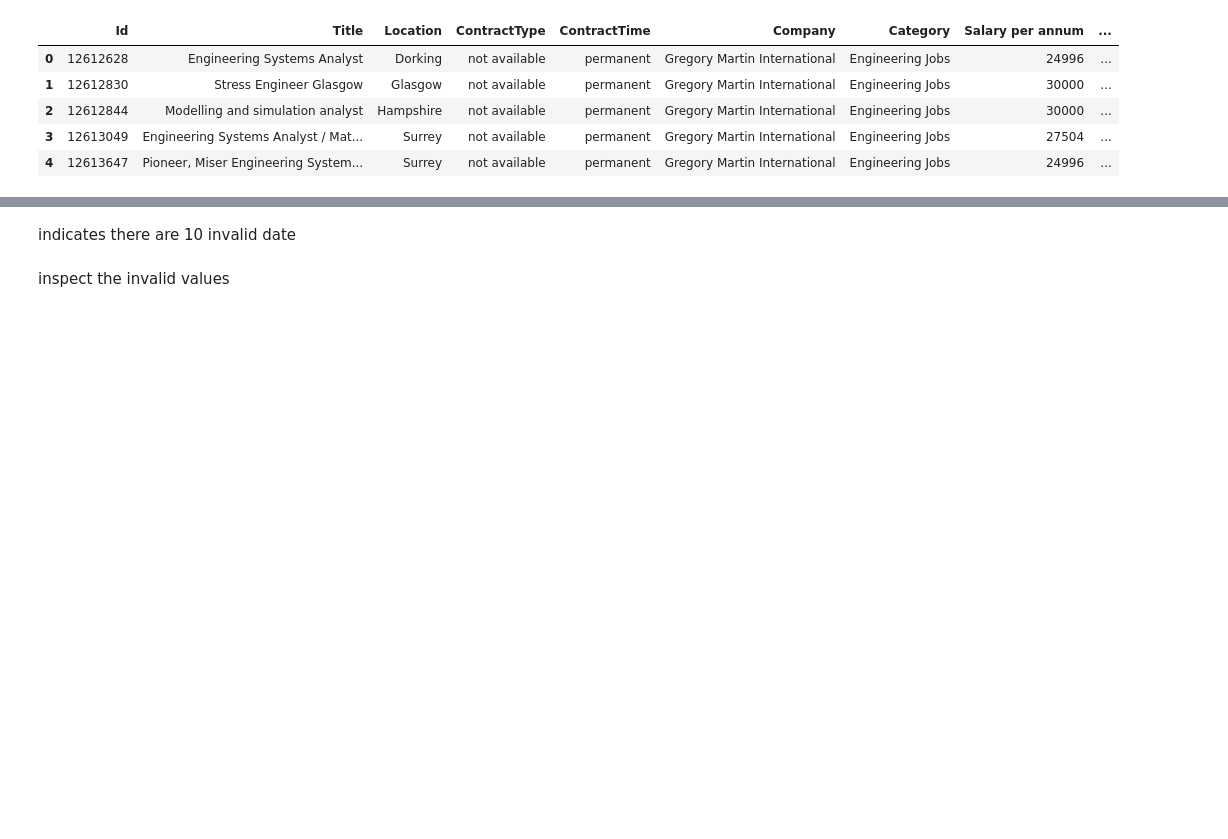
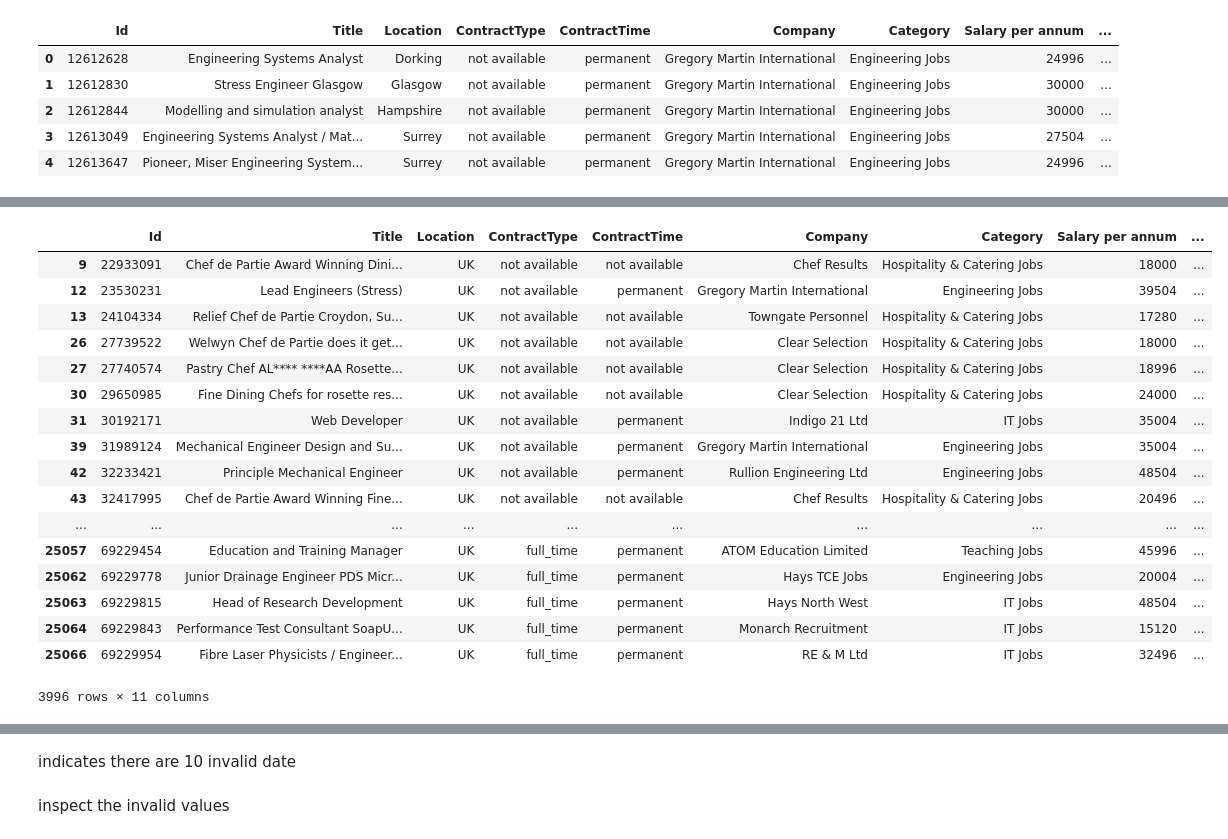
Before and after one commit to zby0902/Monash_2018_S1, a Jupyter notebook: FIT5196_Data_Wrangling/assign2/task1.ipynb, the cells around one changed output, grey strips where cells are left out. Cells and saved outputs as stored; diff of their text form; code cells hidden in the pictures; blank space fills up the shorter version.

```diff
--- a/FIT5196_Data_Wrangling/assign2/task1.ipynb
+++ b/FIT5196_Data_Wrangling/assign2/task1.ipynb
@@ -82,0 +102,21 @@ df1.describe(include=['O'])
+# %%
+df1[df1.Location == 'UK']
+# %% [output]
+|  | Id | Title | Location | ContractType | ContractTime | Company | Category | Salary per annum | ... |
+| 9 | 22933091 | Chef de Partie Award Winning Dini... | UK | not available | not available | Chef Results | Hospitality & Catering Jobs | 18000 | ... |
+| 12 | 23530231 | Lead Engineers (Stress) | UK | not available | permanent | Gregory Martin International | Engineering Jobs | 39504 | ... |
+| 13 | 24104334 | Relief Chef de Partie Croydon, Su... | UK | not available | not available | Towngate Personnel | Hospitality & Catering Jobs | 17280 | ... |
+| 26 | 27739522 | Welwyn Chef de Partie does it get... | UK | not available | not available | Clear Selection | Hospitality & Catering Jobs | 18000 | ... |
+| 27 | 27740574 | Pastry Chef AL**** ****AA Rosette... | UK | not available | not available | Clear Selection | Hospitality & Catering Jobs | 18996 | ... |
+| 30 | 29650985 | Fine Dining Chefs for rosette res... | UK | not available | not available | Clear Selection | Hospitality & Catering Jobs | 24000 | ... |
+| 31 | 30192171 | Web Developer | UK | not available | permanent | Indigo 21 Ltd | IT Jobs | 35004 | ... |
+| 39 | 31989124 | Mechanical Engineer Design and Su... | UK | not available | permanent | Gregory Martin International | Engineering Jobs | 35004 | ... |
+| 42 | 32233421 | Principle Mechanical Engineer | UK | not available | permanent | Rullion Engineering Ltd | Engineering Jobs | 48504 | ... |
+| 43 | 32417995 | Chef de Partie Award Winning Fine... | UK | not available | not available | Chef Results | Hospitality & Catering Jobs | 20496 | ... |
+| ... | ... | ... | ... | ... | ... | ... | ... | ... | ... |
+| 25057 | 69229454 | Education and Training Manager | UK | full_time | permanent | ATOM Education Limited | Teaching Jobs | 45996 | ... |
+| 25062 | 69229778 | Junior Drainage Engineer PDS Micr... | UK | full_time | permanent | Hays TCE Jobs | Engineering Jobs | 20004 | ... |
+| 25063 | 69229815 | Head of Research Development | UK | full_time | permanent | Hays North West | IT Jobs | 48504 | ... |
+| 25064 | 69229843 | Performance Test Consultant SoapU... | UK | full_time | permanent | Monarch Recruitment | IT Jobs | 15120 | ... |
+| 25066 | 69229954 | Fibre Laser Physicists / Engineer... | UK | full_time | permanent | RE & M Ltd | IT Jobs | 32496 | ... |
+3996 rows × 11 columns
```
Also changed, not shown: parts of 25 cells of this notebook.
